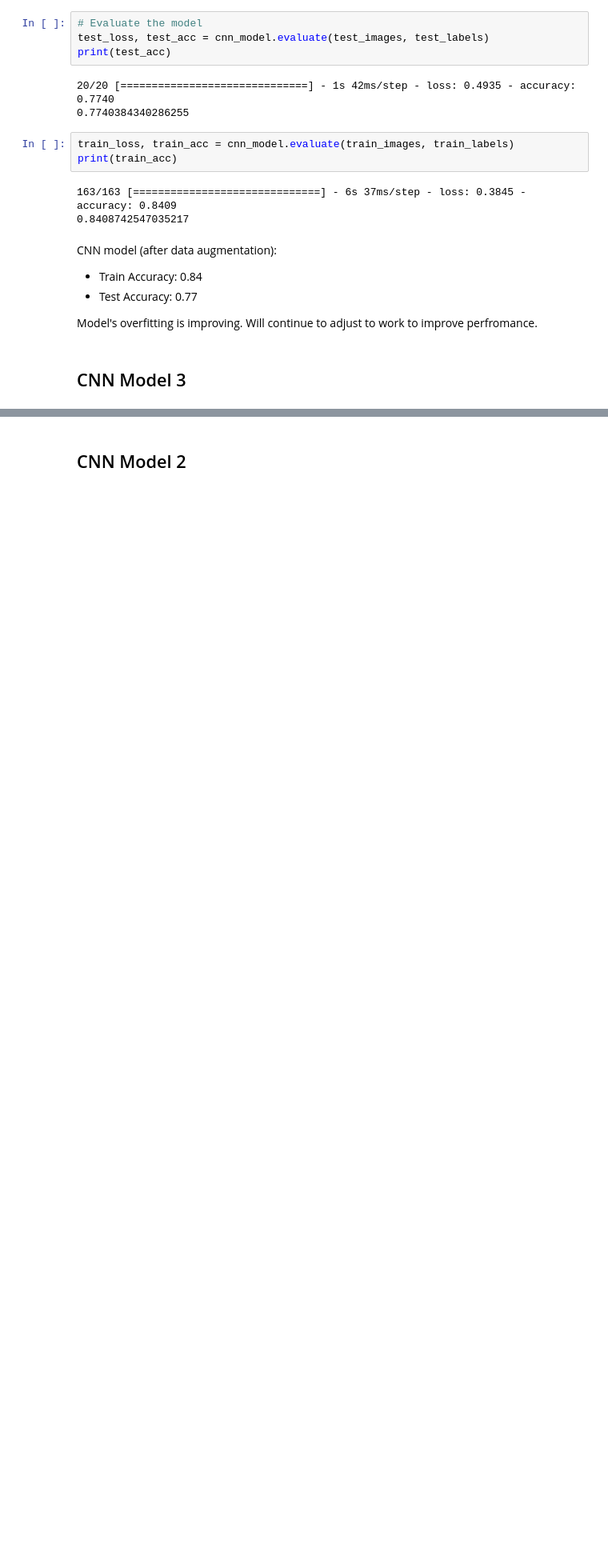
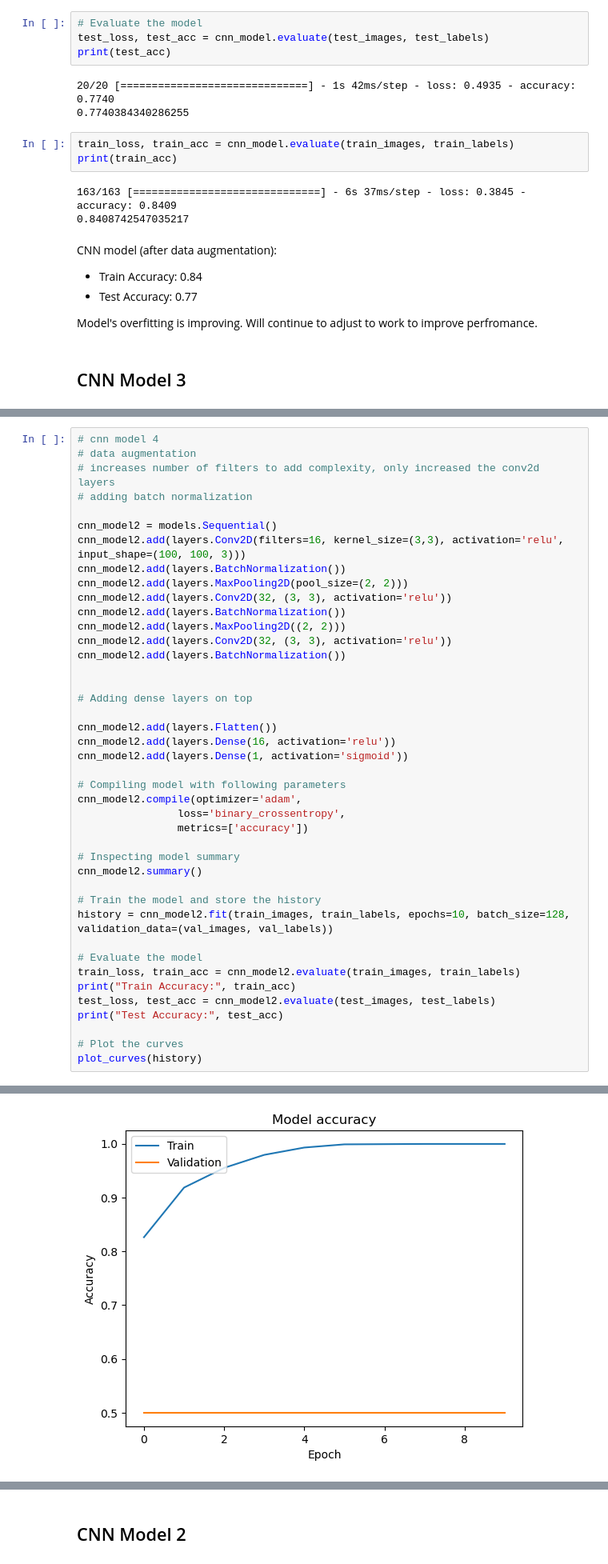
Before and after one commit to ldwilker10/pneumonia_classification, a Jupyter notebook: cnn_models_draft.ipynb, the cells around one changed output, grey strips where cells are left out. Shown at 80% size. Drawn from its saved outputs; the diff is of its cells as text; blank space fills up the shorter version.

```diff
--- a/cnn_models_draft.ipynb
+++ b/cnn_models_draft.ipynb
@@ -469,0 +568,43 @@ print(test_acc)
+# %%
+# cnn model 4
+# data augmentation
+# increases number of filters to add complexity, only increased the conv2d layers
+# adding batch normalization
+
+cnn_model2 = models.Sequential()
+cnn_model2.add(layers.Conv2D(filters=16, kernel_size=(3,3), activation='relu', input_shape=(100, 100, 3)))
+cnn_model2.add(layers.BatchNormalization())
+cnn_model2.add(layers.MaxPooling2D(pool_size=(2, 2)))
+cnn_model2.add(layers.Conv2D(32, (3, 3), activation='relu'))
+cnn_model2.add(layers.BatchNormalization())
+cnn_model2.add(layers.MaxPooling2D((2, 2)))
+cnn_model2.add(layers.Conv2D(32, (3, 3), activation='relu'))
+cnn_model2.add(layers.BatchNormalization())
+
+
+# Adding dense layers on top
+
+cnn_model2.add(layers.Flatten())
+cnn_model2.add(layers.Dense(16, activation='relu'))
+cnn_model2.add(layers.Dense(1, activation='sigmoid'))
+
+# Compiling model with following parameters
+cnn_model2.compile(optimizer='adam',
+                loss='binary_crossentropy',
+                metrics=['accuracy'])
+
+# Inspecting model summary
+cnn_model2.summary()
+
+# Train the model and store the history
+history = cnn_model2.fit(train_images, train_labels, epochs=10, batch_size=128, validation_data=(val_images, val_labels))
+
+# Evaluate the model
+train_loss, train_acc = cnn_model2.evaluate(train_images, train_labels)
+print("Train Accuracy:", train_acc)
+test_loss, test_acc = cnn_model2.evaluate(test_images, test_labels)
+print("Test Accuracy:", test_acc)
+
+# Plot the curves
+plot_curves(history)
+# %% [output]
@@ -469,0 +628 @@ print(test_acc)
+[figure, added]
```
Also changed, not shown: parts of 13 cells of this notebook.
